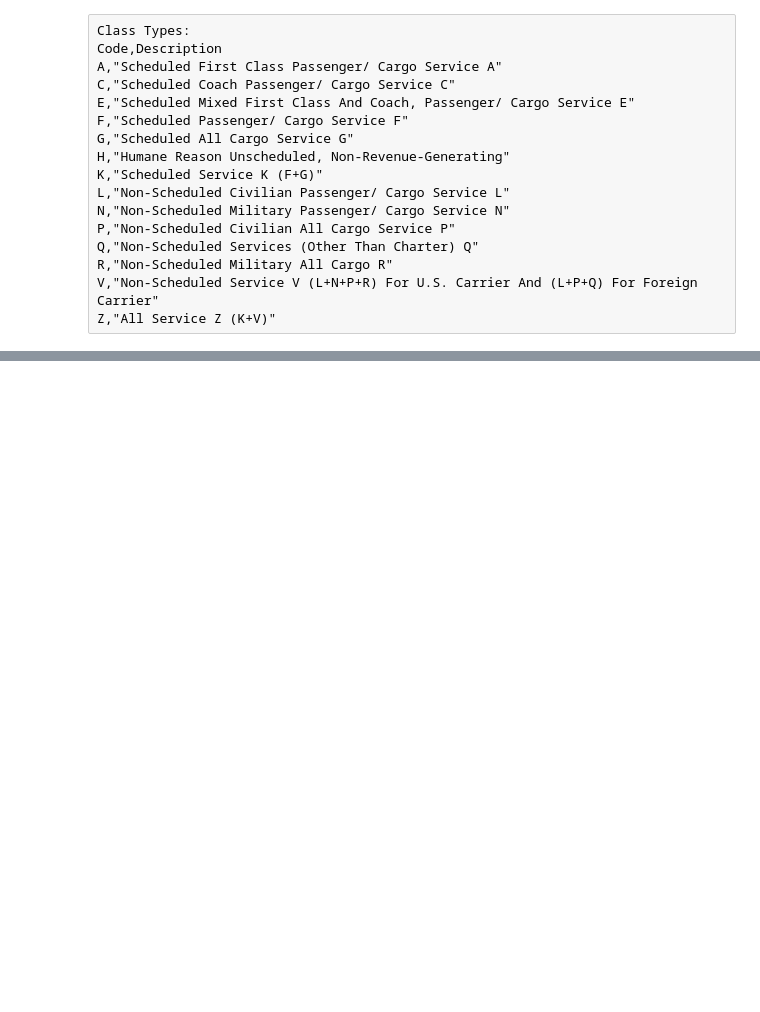
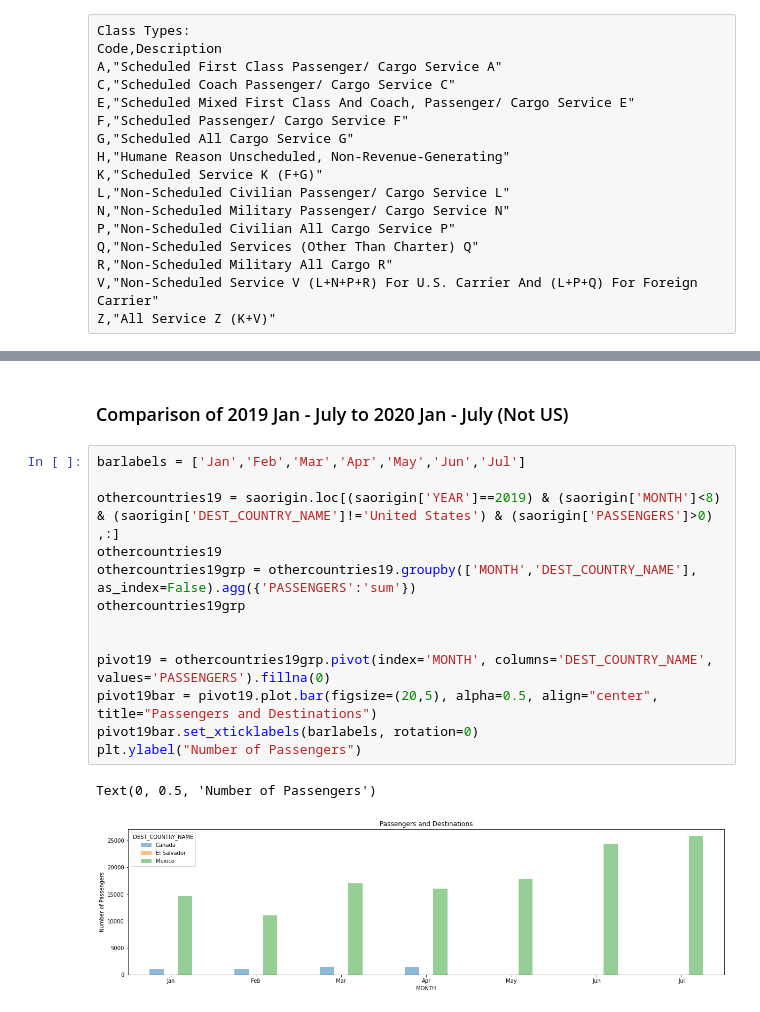
Before and after one commit to eukestad/team_awesomesauce, a Jupyter notebook: Erin/FlightData.ipynb, the cells around one changed output, grey strips where cells are left out. Cells and saved outputs as stored; diff of their text form; blank space fills up the shorter version.

```diff
--- a/Erin/FlightData.ipynb
+++ b/Erin/FlightData.ipynb
@@ -84,0 +108,18 @@ passdata
+# %% [markdown]
+### Comparison of 2019 Jan - July to 2020 Jan - July (Not US)
+# %%
+barlabels = ['Jan','Feb','Mar','Apr','May','Jun','Jul']
+
+othercountries19 = saorigin.loc[(saorigin['YEAR']==2019) & (saorigin['MONTH']<8) & (saorigin['DEST_COUNTRY_NAME']!='United States') & (saorigin['PASSENGERS']>0) ,:]
+othercountries19
+othercountries19grp = othercountries19.groupby(['MONTH','DEST_COUNTRY_NAME'], as_index=False).agg({'PASSENGERS':'sum'})
+othercountries19grp
+
+
+pivot19 = othercountries19grp.pivot(index='MONTH', columns='DEST_COUNTRY_NAME', values='PASSENGERS').fillna(0)
+pivot19bar = pivot19.plot.bar(figsize=(20,5), alpha=0.5, align="center", title="Passengers and Destinations")
+pivot19bar.set_xticklabels(barlabels, rotation=0)
+plt.ylabel("Number of Passengers")
+# %% [output]
+Text(0, 0.5, 'Number of Passengers')
+[figure, added]
```
Also changed, not shown: parts of 18 cells of this notebook.
